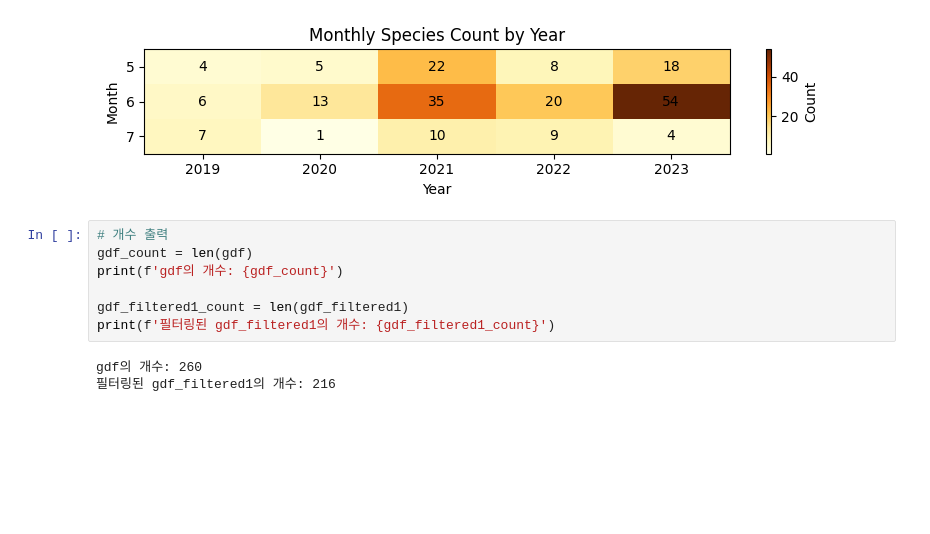
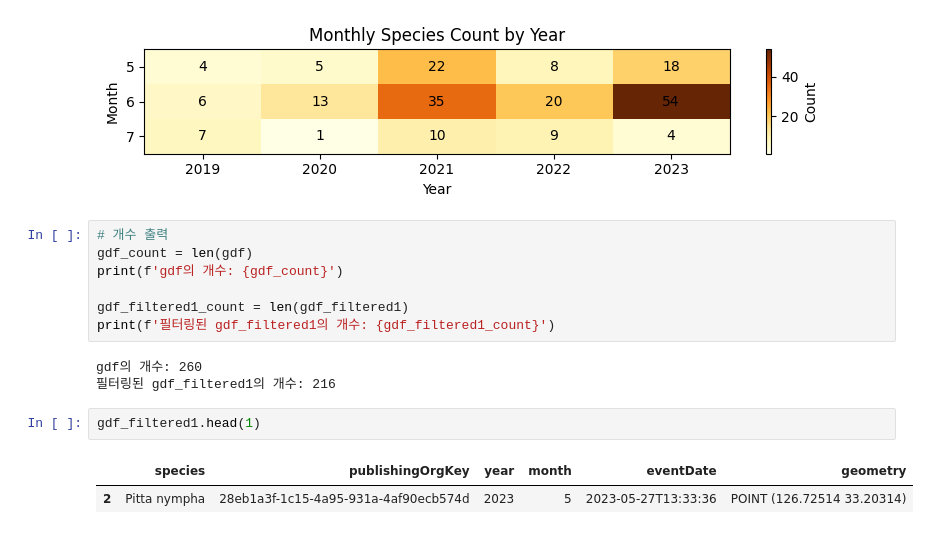
Before and after one commit to osgeokr/kari-sdm, a Jupyter notebook: 001_gbif_pitta_nympha_data_preprocessing.ipynb, the cells around one changed output. Cells and saved outputs as stored; diff of their text form; blank space fills up the shorter version.

```diff
--- a/001_gbif_pitta_nympha_data_preprocessing.ipynb
+++ b/001_gbif_pitta_nympha_data_preprocessing.ipynb
@@ -154,3 +154,8 @@ print(f'필터링된 gdf_filtered1의 개수: {gdf_filtered1_count}')
 # %% [output]
 gdf의 개수: 260
 필터링된 gdf_filtered1의 개수: 216
+# %%
+gdf_filtered1.head(1)
+# %% [output]
+|  | species | publishingOrgKey | year | month | eventDate | geometry |
+| 2 | Pitta nympha | 28eb1a3f-1c15-4a95-931a-4af90ecb574d | 2023 | 5 | 2023-05-27T13:33:36 | POINT (126.72514 33.20314) |
```
Also changed, not shown: parts of 4 cells of this notebook.
